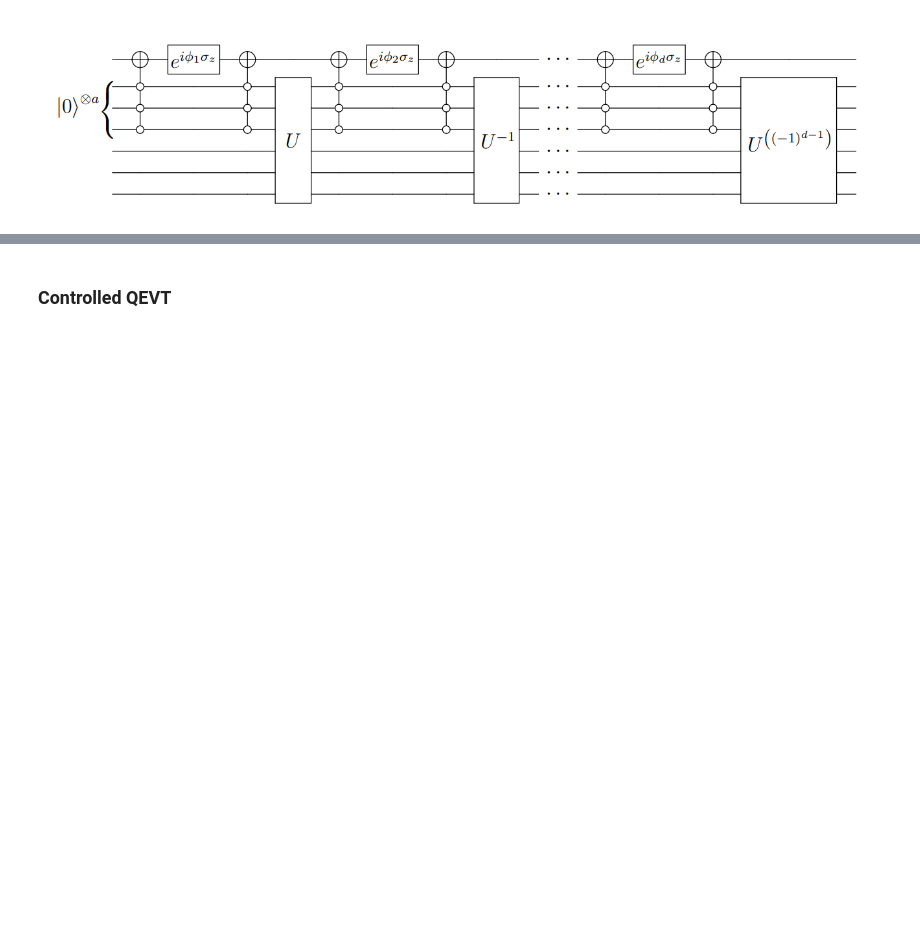
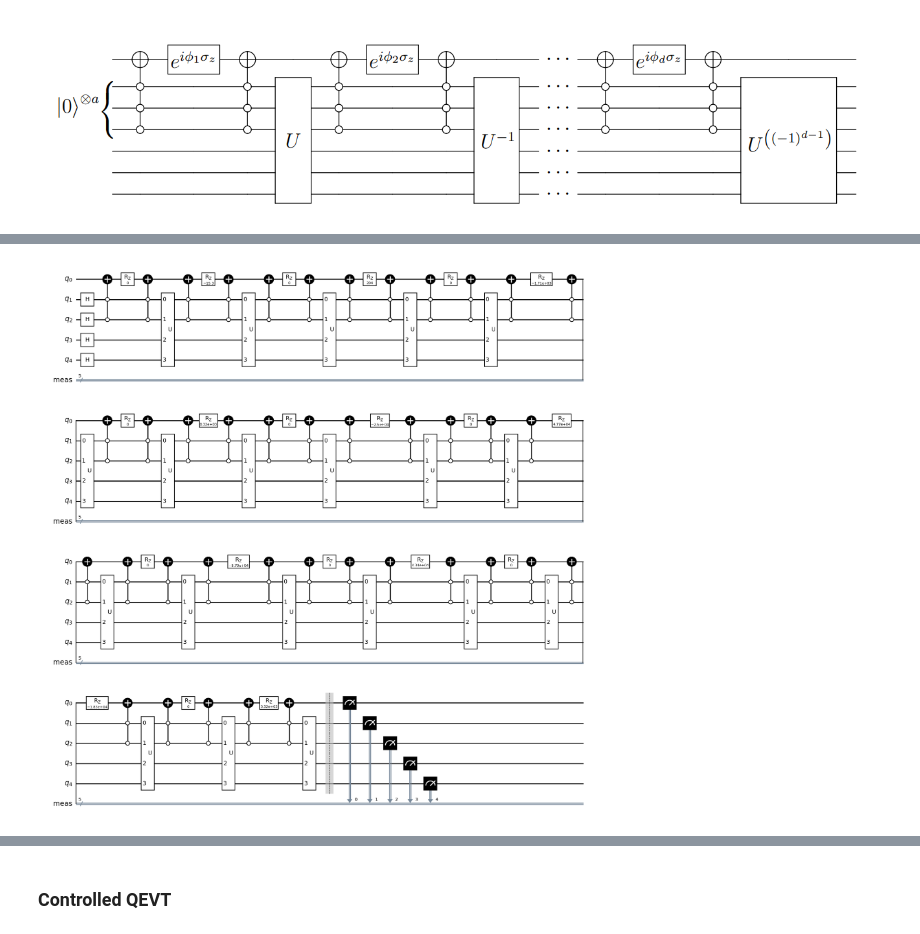
Before and after one commit to thilomueller/Seminar-Quantum-Computing, a Jupyter notebook: QEVT_qiskit.ipynb, the cells around one changed output, grey strips where cells are left out. Saved outputs shown, nothing was run; the diff lists cells and outputs as text; code cells hidden in the pictures; blank space fills up the shorter version.

```diff
--- a/QEVT_qiskit.ipynb
+++ b/QEVT_qiskit.ipynb
@@ -15,7 +17,2 @@ from qiskit.visualization import *
 # %% [markdown]
 ![image.png](attachment:image.png)
-# %%
-def U(A):
-    """
-    block encoding
-    """
@@ -60,0 +77,24 @@ qc.draw('mpl', style="bw")
+# %%
+def U(q):
+    qc = QuantumCircuit(q)
+    n = q + 1
+
+    qc = QuantumCircuit(q)
+    n = q + 1
+
+    for qubit in range(1, n-1):
+        qc.x(qubit)
+
+    qc.mcx(list(range(1,n-1)), 0)
+
+    for qubit in range(1, n-1):
+        qc.x(qubit)
+
+    U_gate = qc.to_gate()
+    U_gate.name = "U"
+    return U_gate
+# %%
+qc = QSVT(pcoeffs, 2, U(4))
+qc.draw('mpl', style="bw")
+# %% [output]
+[figure, added]
```
Also changed, not shown: parts of 12 cells of this notebook.
